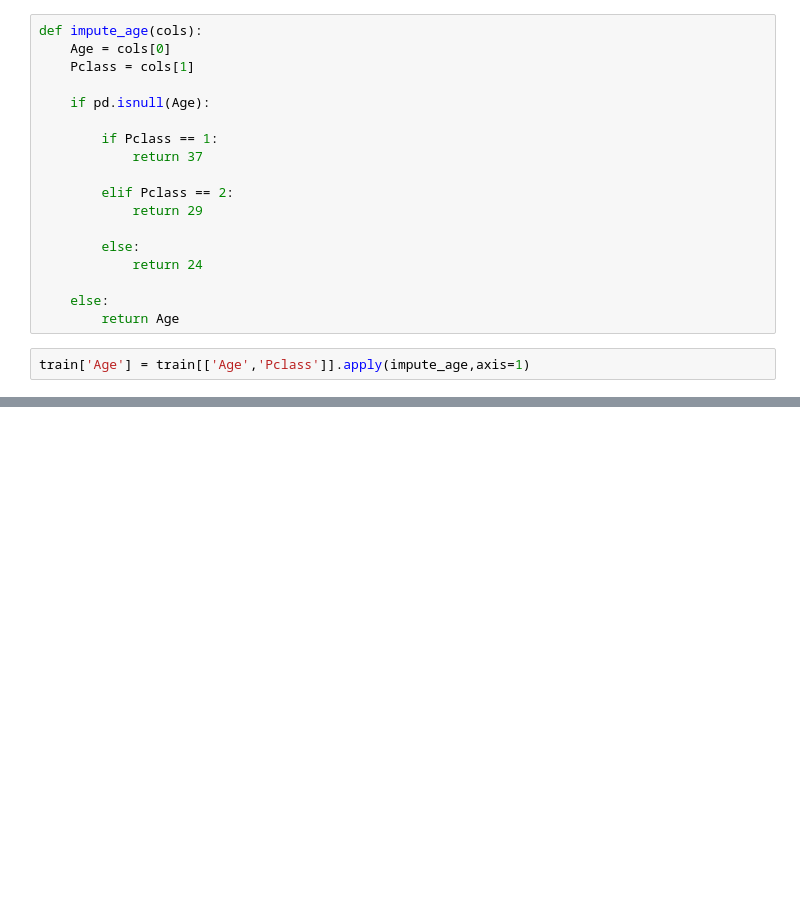
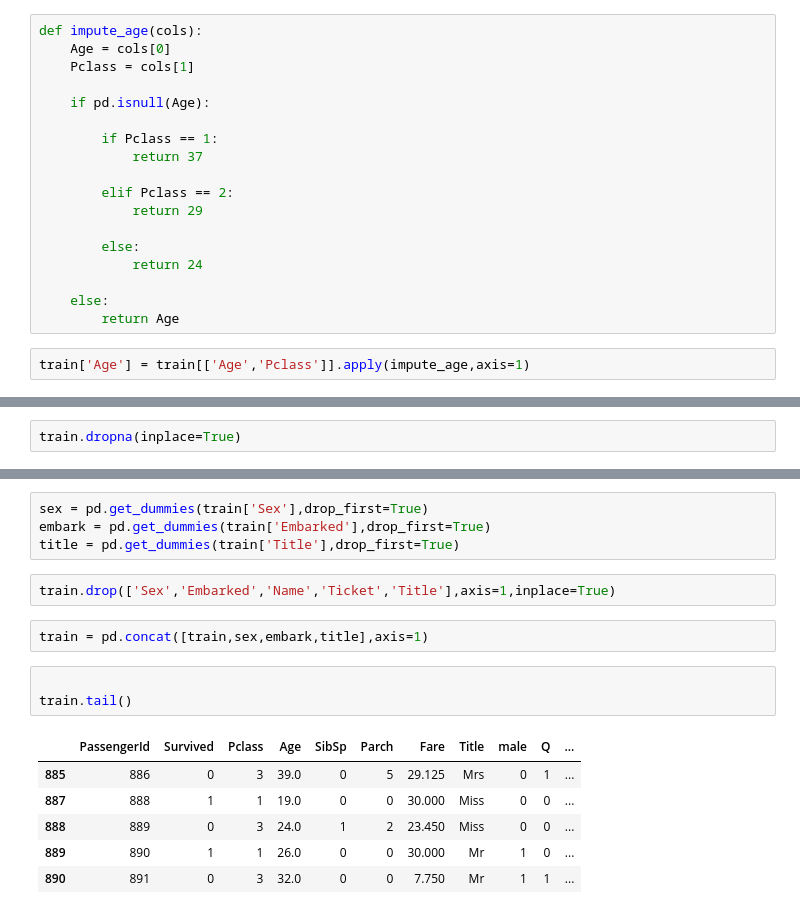
Before and after one commit to antonnifo/classification-octo-potato, a Jupyter notebook: logistic regression/kernel-titanic.ipynb, the cells around one changed output, grey strips where cells are left out. Cells and saved outputs as stored; diff of their text form; blank space fills up the shorter version.

```diff
--- a/logistic regression/kernel-titanic.ipynb
+++ b/logistic regression/kernel-titanic.ipynb
@@ -161,0 +176,2 @@ sns.heatmap(train.isnull(),yticklabels=False,cbar=False,cmap='viridis');
+# %%
+train.dropna(inplace=True)
@@ -161,0 +211,18 @@ sns.heatmap(train.isnull(),yticklabels=False,cbar=False,cmap='viridis');
+# %%
+sex = pd.get_dummies(train['Sex'],drop_first=True)
+embark = pd.get_dummies(train['Embarked'],drop_first=True)
+title = pd.get_dummies(train['Title'],drop_first=True)
+# %%
+train.drop(['Sex','Embarked','Name','Ticket','Title'],axis=1,inplace=True)
+# %%
+train = pd.concat([train,sex,embark,title],axis=1)
+# %%
+
+train.tail()
+# %% [output]
+|  | PassengerId | Survived | Pclass | Age | SibSp | Parch | Fare | Title | male | Q | ... |
+| 885 | 886 | 0 | 3 | 39.0 | 0 | 5 | 29.125 | Mrs | 0 | 1 | ... |
+| 887 | 888 | 1 | 1 | 19.0 | 0 | 0 | 30.000 | Miss | 0 | 0 | ... |
+| 888 | 889 | 0 | 3 | 24.0 | 1 | 2 | 23.450 | Miss | 0 | 0 | ... |
+| 889 | 890 | 1 | 1 | 26.0 | 0 | 0 | 30.000 | Mr | 1 | 0 | ... |
+| 890 | 891 | 0 | 3 | 32.0 | 0 | 0 | 7.750 | Mr | 1 | 1 | ... |
```
Also changed, not shown: parts of 13 cells of this notebook.
